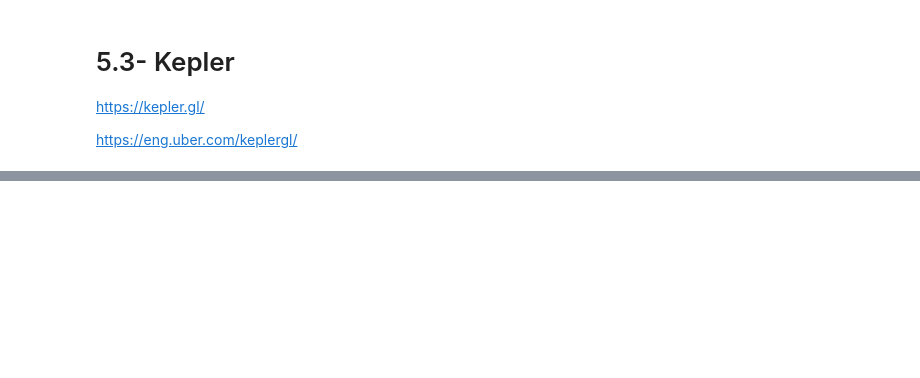
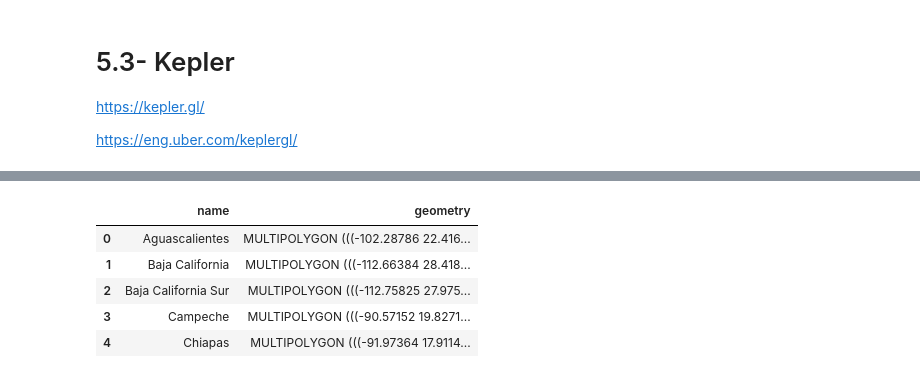
Before and after one commit to Ironhack-Data-Madrid-Abril-2021/Material_Clase, a Jupyter notebook: semana_5/5.3 - Kepler.ipynb, the cells around one changed output, grey strips where cells are left out. Cells and saved outputs as stored; diff of their text form; code cells hidden in the pictures; blank space fills up the shorter version.

```diff
--- a/semana_5/5.3 - Kepler.ipynb
+++ b/semana_5/5.3 - Kepler.ipynb
@@ -8,0 +45,11 @@ https://eng.uber.com/keplergl/
+# %%
+mex=mex.sort_values(by='name').reset_index()[['name', 'geometry']]
+
+mex.head()
+# %% [output]
+|  | name | geometry |
+| 0 | Aguascalientes | MULTIPOLYGON (((-102.28786 22.416... |
+| 1 | Baja California | MULTIPOLYGON (((-112.66384 28.418... |
+| 2 | Baja California Sur | MULTIPOLYGON (((-112.75825 27.975... |
+| 3 | Campeche | MULTIPOLYGON (((-90.57152 19.8271... |
+| 4 | Chiapas | MULTIPOLYGON (((-91.97364 17.9114... |
```
Also changed, not shown: parts of 8 cells of this notebook, 9 other files.
